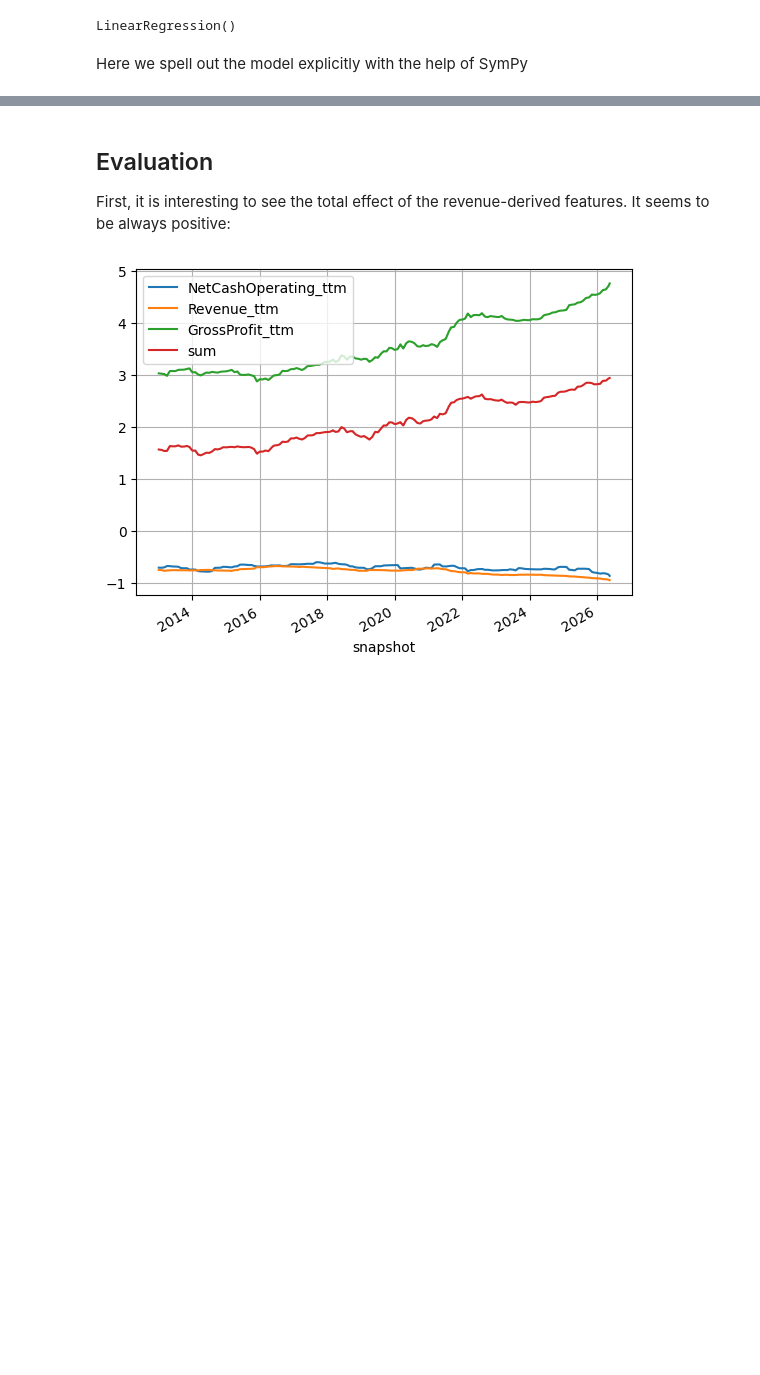
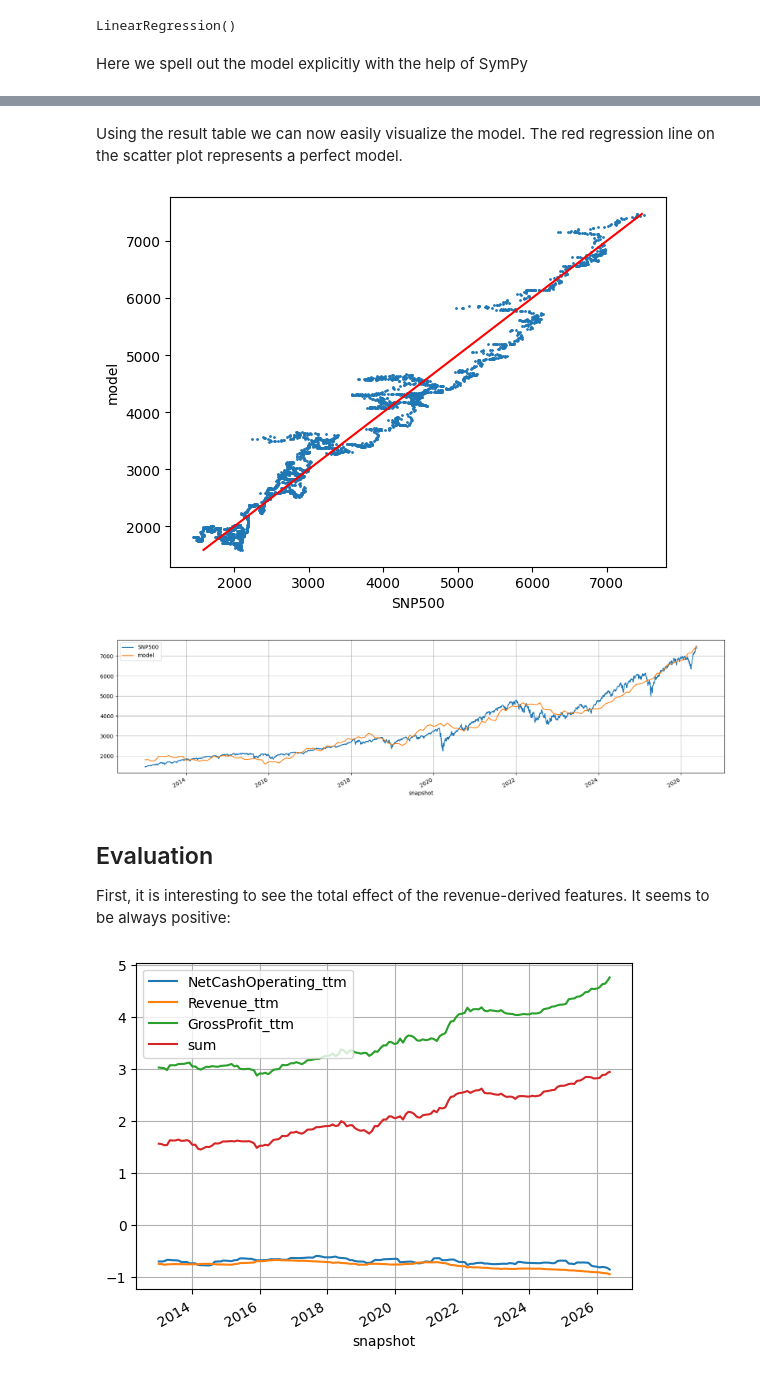
Before and after one commit to vladosht/fundamental-data, a Jupyter notebook: s-p-500-fundamental-data-model.ipynb, the cells around one changed output, grey strips where cells are left out. Saved outputs shown, nothing was run; the diff lists cells and outputs as text; code cells hidden in the pictures; blank space fills up the shorter version.

Commit message:
Kaggle Notebook | S&P 500 Fundamental Data Model | Version 87

```diff
--- a/s-p-500-fundamental-data-model.ipynb
+++ b/s-p-500-fundamental-data-model.ipynb
@@ -197,3 +199,24 @@ result
+# %% [markdown]
+Using the result table we can now easily visualize the model. The red regression line on the scatter plot represents a perfect model.
+# %%
+def model_plot(df):
+    df.plot.scatter(x=ml_label,y='model',s=1)
+    red_regression_line = linear_model.LinearRegression().fit(X=df[['model']],y=df[ml_label])
+    red_line_x_values = np.linspace(df['model'].min(),
+                                    df['model'].max(),
+                                    100)
+    plt.plot(red_regression_line.predict(pd.DataFrame(pd.Series(red_line_x_values).rename('model'))),
+             red_line_x_values,
+             c='red')
+    plt.show()
+
+    df[[ml_label,'model']].plot(grid=True,figsize=(20,5),legend=True)
+    plt.show()
+
+model_plot(result)
+# %% [output]
+[figure, added]
+[figure, added]
 # %% [markdown]
 ## Evaluation
 
```
Also changed, not shown: parts of 14 cells of this notebook.
